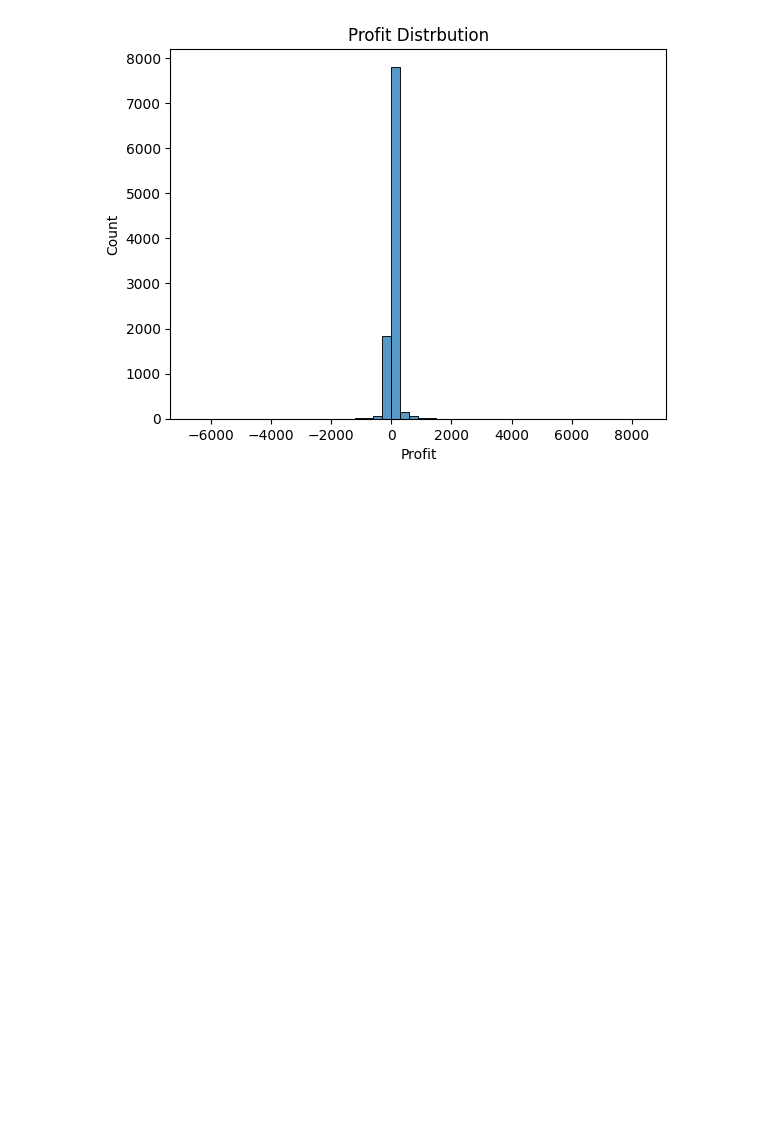
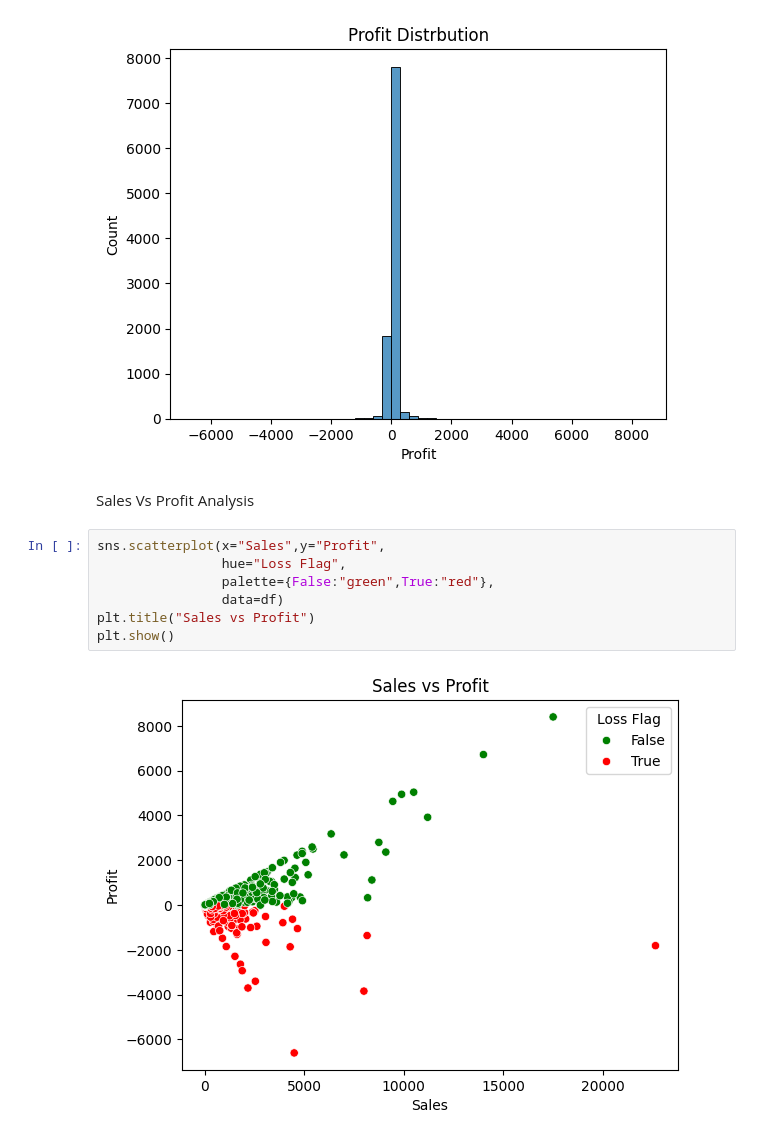
Before and after one commit to MakSi27/DA-Retail-Profit-Leakage-Analysis, a Jupyter notebook: Shiksha/python/eda/retail_profit_eda.ipynb, the cells around one changed output. Cells and saved outputs as stored; diff of their text form; blank space fills up the shorter version.

```diff
--- a/Shiksha/python/eda/retail_profit_eda.ipynb
+++ b/Shiksha/python/eda/retail_profit_eda.ipynb
@@ -202,3 +243,14 @@ plt.title("Profit Distrbution")
 plt.show()
 # %% [output]
 [figure]
+# %% [markdown]
+Sales Vs Profit Analysis
+# %%
+sns.scatterplot(x="Sales",y="Profit",
+                hue="Loss Flag",
+                palette={False:"green",True:"red"},
+                data=df)
+plt.title("Sales vs Profit")
+plt.show()
+# %% [output]
+[figure, added]
```
Also changed, not shown: parts of 11 cells of this notebook, 2 other files.
